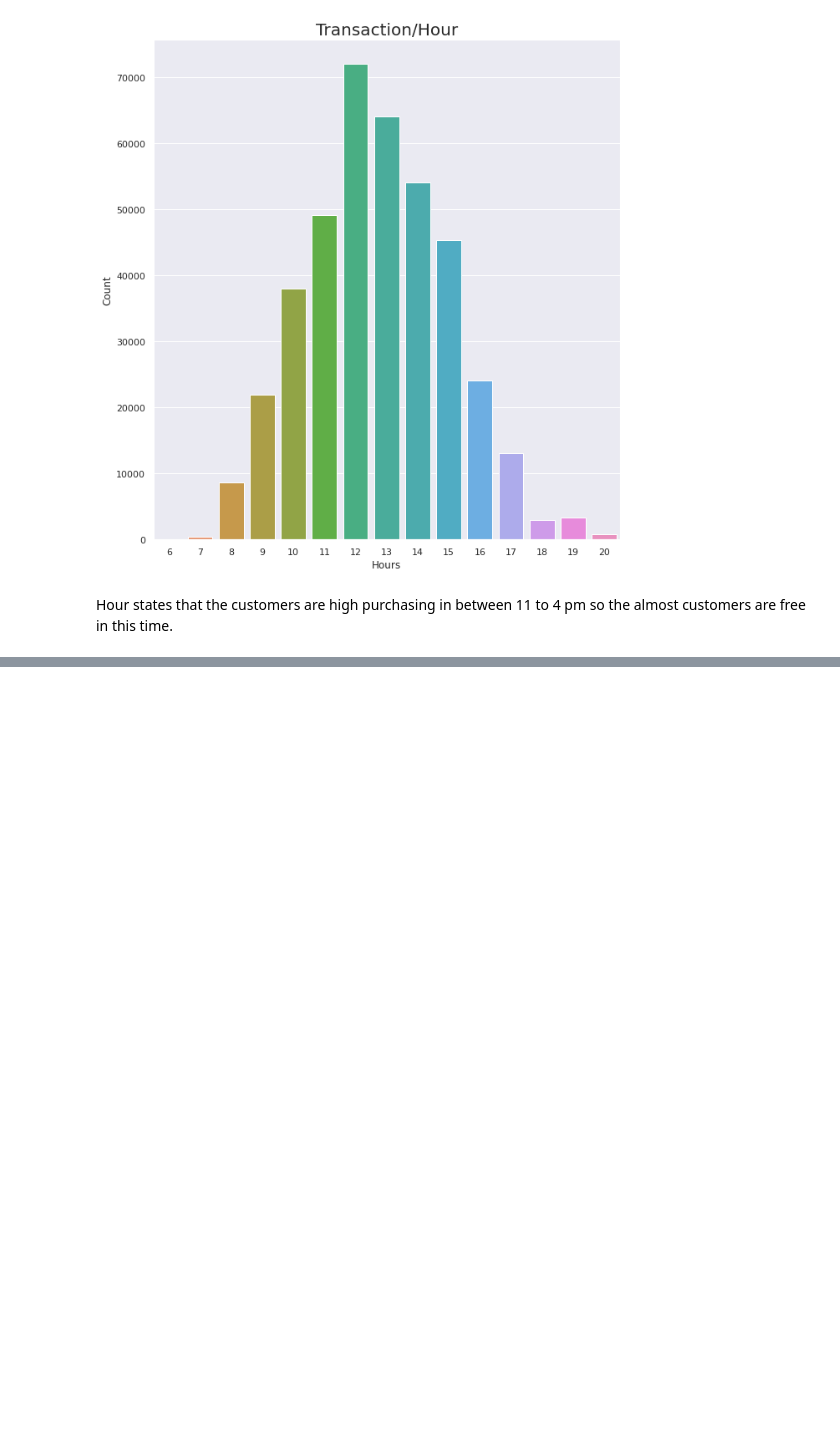
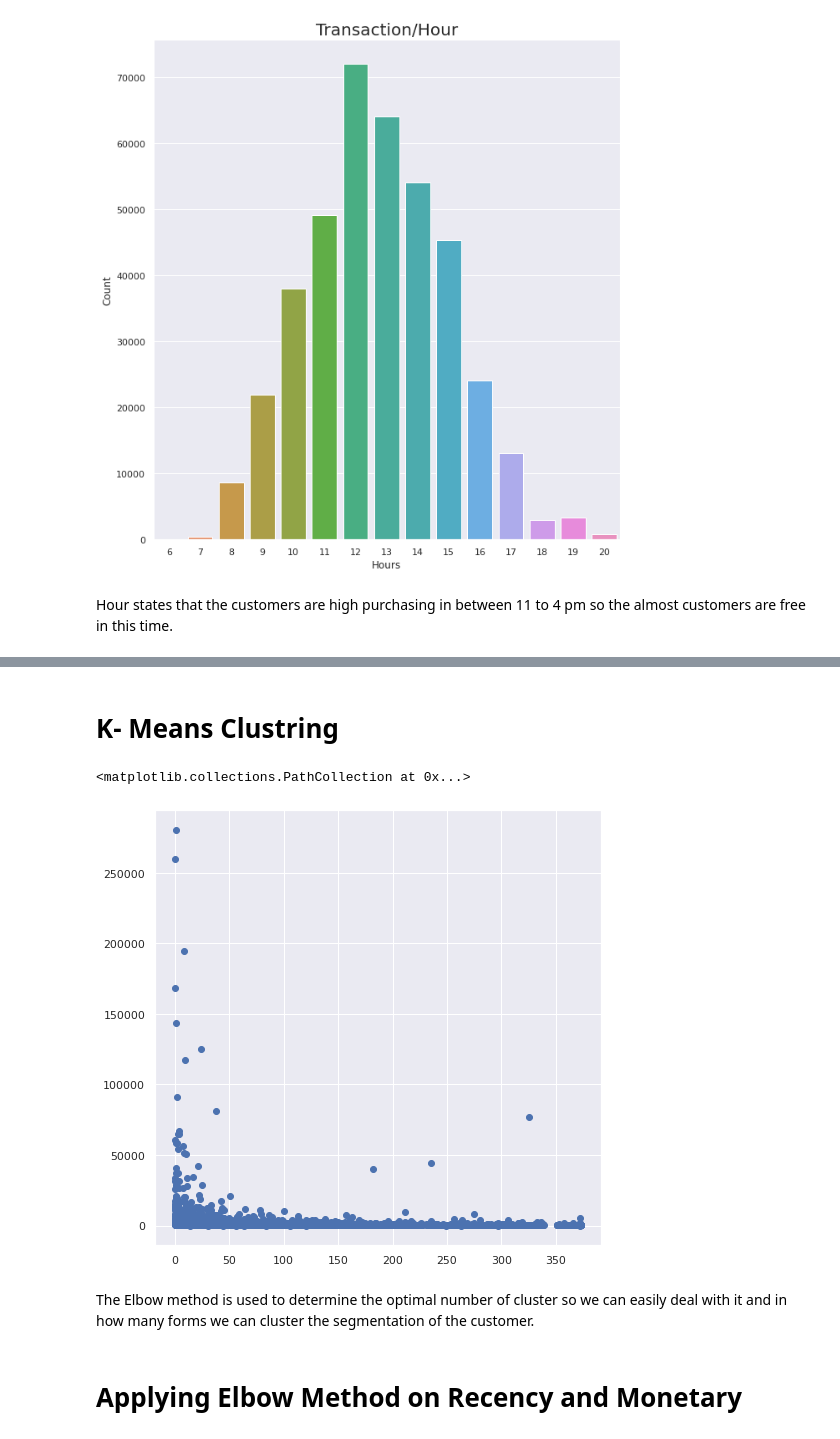
Before and after one commit to Rushabhtikale92/Online-Retail-Customer-Segmentation, a Jupyter notebook: Copy_of_Online_Retail_Customer_Segmentation_Capstone_Project.ipynb, the cells around one changed output, grey strips where cells are left out. Drawn from its saved outputs; the diff is of its cells as text; code cells hidden in the pictures; blank space fills up the shorter version.

```diff
--- a/Copy_of_Online_Retail_Customer_Segmentation_Capstone_Project.ipynb
+++ b/Copy_of_Online_Retail_Customer_Segmentation_Capstone_Project.ipynb
@@ -330,0 +333,2 @@ Hour states that the customers are high purchasing in between 11 to 4 pm so the
+# %%
+data['TotalPrice'] = data['Quantity']*data['UnitPrice']
@@ -330,0 +353,15 @@ Hour states that the customers are high purchasing in between 11 to 4 pm so the
+# %%
+import datetime as dt
+PRESENT = dt.datetime(2011,12,10)
+rfm_model= data.groupby('CustomerID').agg({'InvoiceDate': lambda date: (PRESENT - date.max()).days,
+                                        'InvoiceNo': lambda num: len(num),
+                                        'TotalPrice': lambda price: price.sum()})
+#Convert Invoice Date into type int
+rfm_model['InvoiceDate'] = rfm_model['InvoiceDate'].astype(int)
+
+#Rename column names to Recency, Frequency and Monetary
+rfm_model.rename(columns={'InvoiceDate': 'Recency',
+                         'InvoiceNo': 'Frequency',
+                         'TotalPrice': 'Monetary'}, inplace=True)
+
+rfm_model.reset_index().head()
@@ -330,0 +381,5 @@ Hour states that the customers are high purchasing in between 11 to 4 pm so the
+# %%
+rfm_model['R_quartile'] = pd.qcut(rfm_model['Recency'], 4, ['1','2','3','4'])
+rfm_model['F_quartile'] = pd.qcut(rfm_model['Frequency'], 4, ['4','3','2','1'])
+rfm_model['M_quartile'] = pd.qcut(rfm_model['Monetary'], 4, ['4','3','2','1'])
+rfm_model.head()
@@ -330,0 +398,3 @@ Hour states that the customers are high purchasing in between 11 to 4 pm so the
+# %%
+rfm_model['RFM_Score'] = rfm_model.R_quartile.astype(str)+ rfm_model.F_quartile.astype(str) + rfm_model.M_quartile.astype(str)
+rfm_model.head()
@@ -330,0 +409,12 @@ Hour states that the customers are high purchasing in between 11 to 4 pm so the
+# %% [markdown]
+# **K- Means Clustring**
+# %%
+plt.figure(figsize=(8,8))
+plt.scatter(rfm_model['Recency'], rfm_model['Monetary'])
+# %% [output]
+<matplotlib.collections.PathCollection at 0x...>
+[figure, added]
+# %% [markdown]
+The Elbow method is used to determine the optimal number of cluster so we can easily deal with it and in how many forms we can cluster the segmentation of the customer.
+# %% [markdown]
+# **Applying Elbow Method on Recency and Monetary**
```
Also changed, not shown: parts of 10 cells of this notebook.
